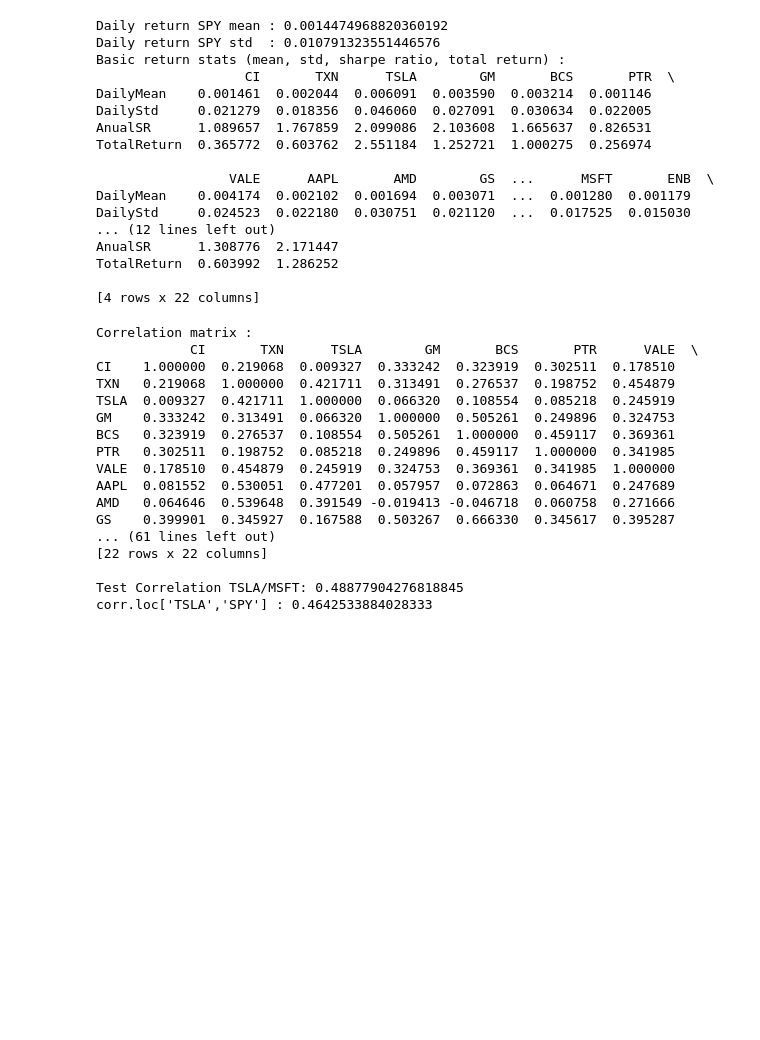
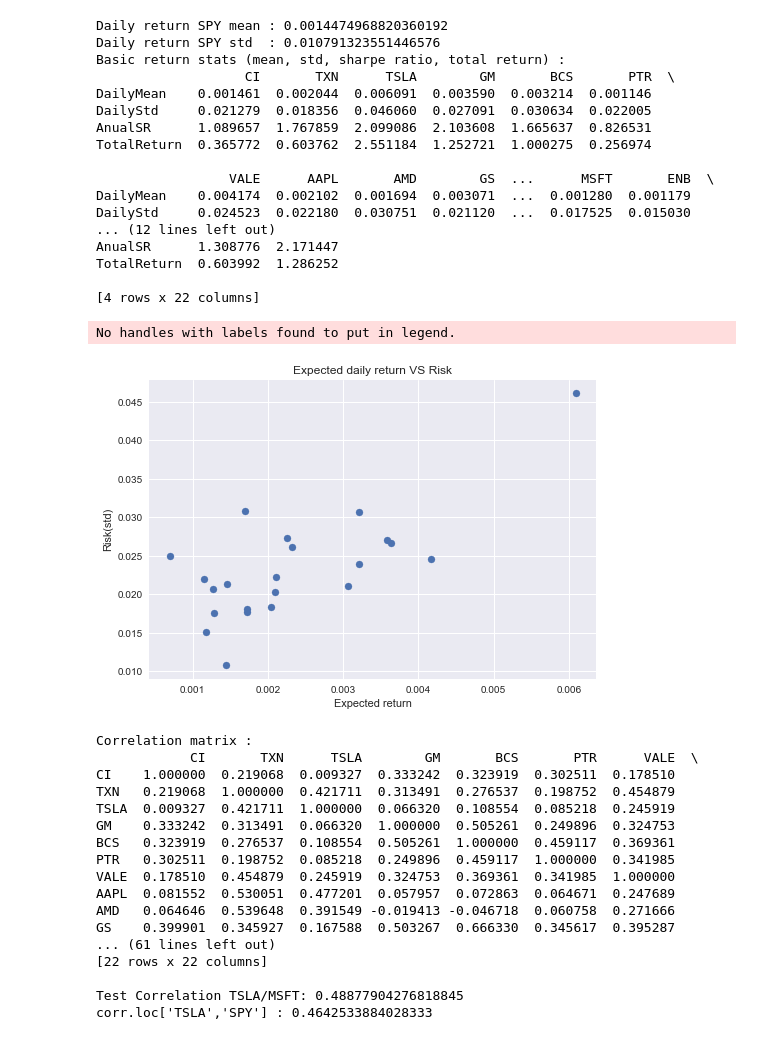
Before and after one commit to iskaspb/project-omega, a Jupyter notebook: src/BASS_analysis.ipynb, the cells around one changed output. Cells and saved outputs as stored; diff of their text form; code cells hidden in the pictures; blank space fills up the shorter version.

```diff
--- a/src/BASS_analysis.ipynb
+++ b/src/BASS_analysis.ipynb
@@ -161,6 +161,18 @@ AnualSR      1.308776  2.171447
 TotalReturn  0.603992  1.286252
 
 [4 rows x 22 columns]
+# %%
+# See more on visualisation : https://kanoki.org/2019/09/16/dataframe-visualization-with-pandas-plot/
+transposedStats = stats.transpose()
+plt.scatter(transposedStats['DailyMean'], transposedStats['DailyStd'])
+plt.legend()
+plt.xlabel('Expected return')
+plt.ylabel('Risk(std)')
+plt.title("Expected daily return VS Risk")
+plt.show()
+# %% [output]
+No handles with labels found to put in legend.
+[figure, added]
 # %%
 def getCovAndCorr(returns, stats):
     cov = []
```
Also changed, not shown: parts of 1 cell of this notebook.
